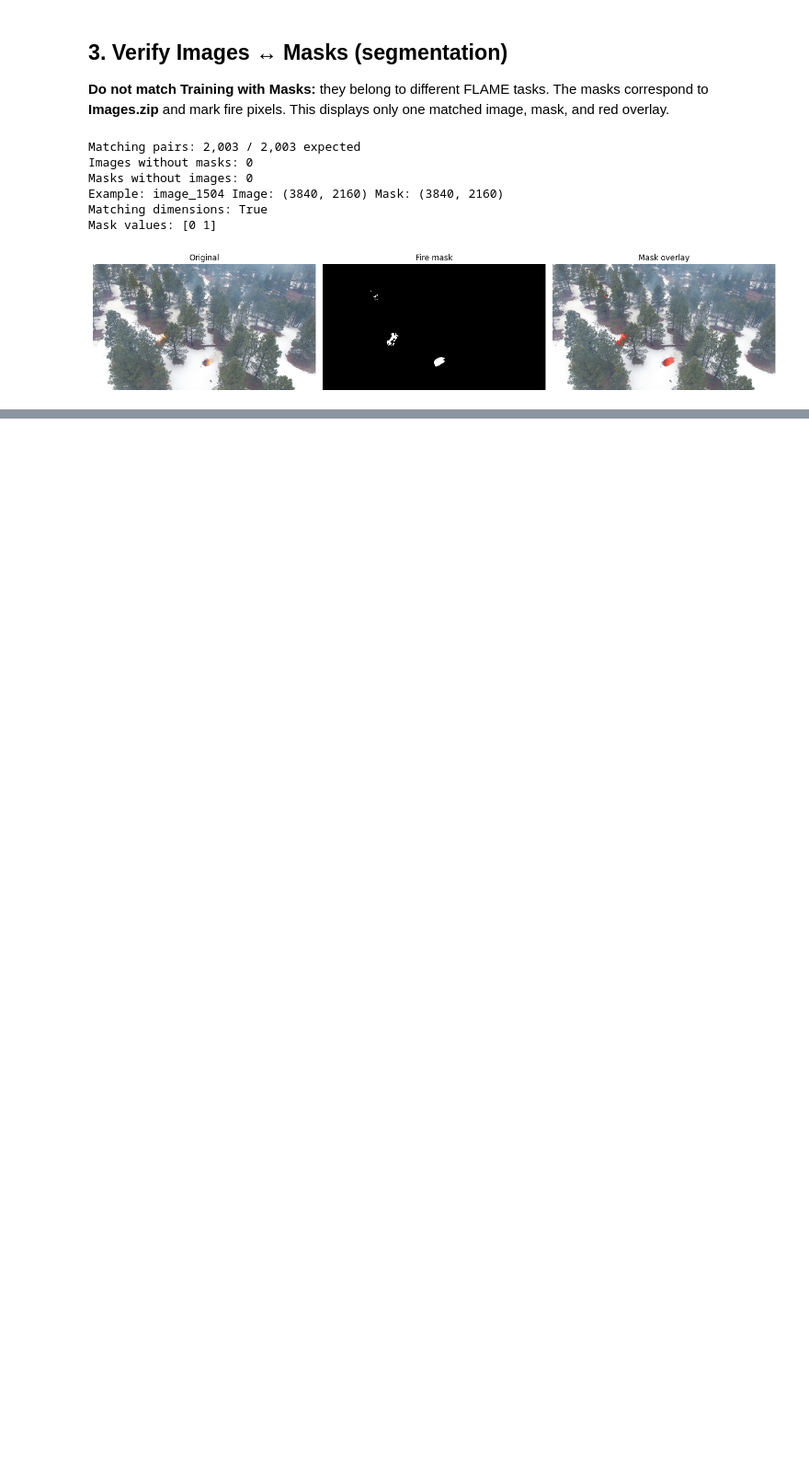
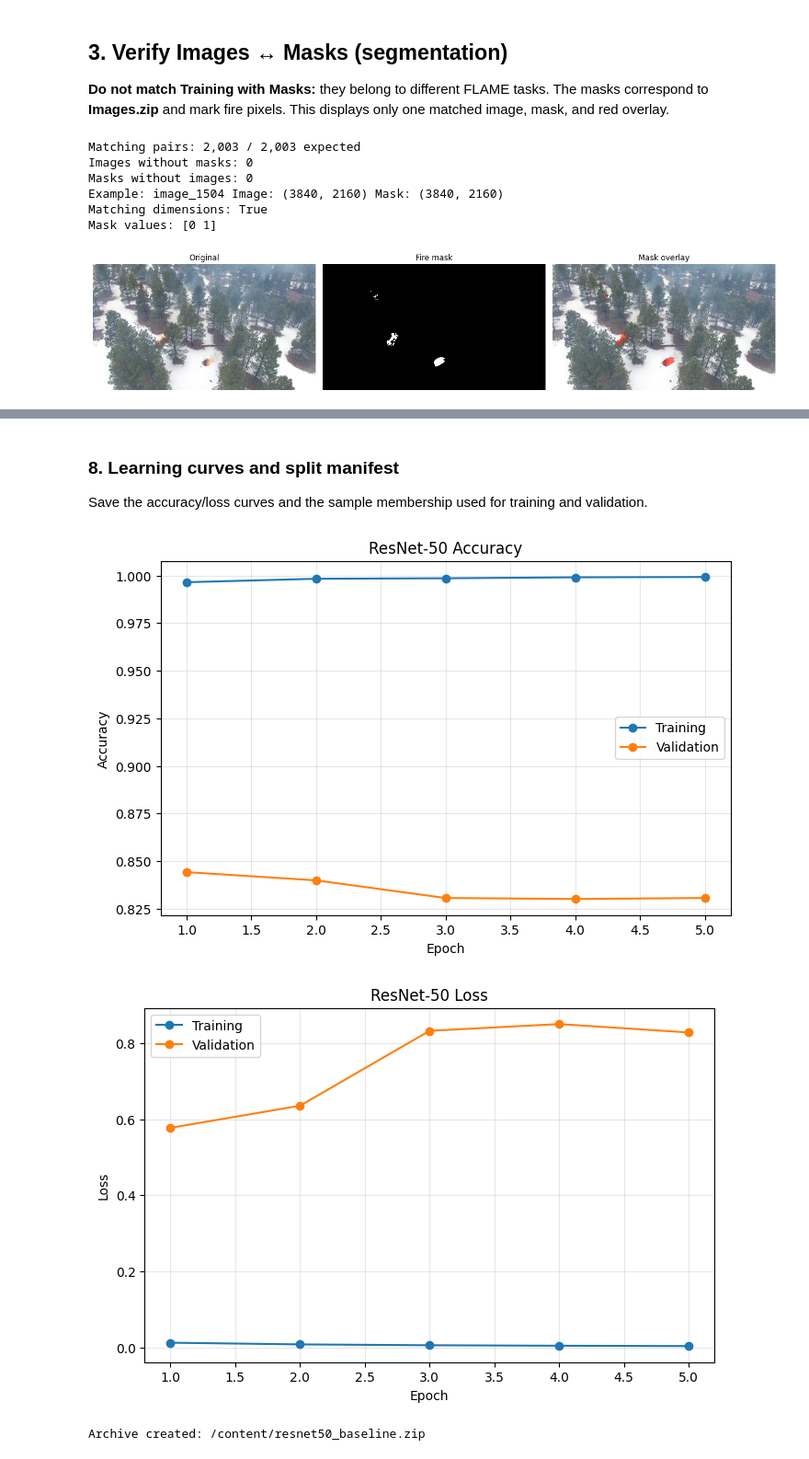
Before and after one commit to DavidBraun777/aerial-fire-vision, a Jupyter notebook: notebooks/starter.ipynb, the cells around one changed output, grey strips where cells are left out. Shown at 92% size. Saved outputs shown, nothing was run; the diff lists cells and outputs as text; code cells hidden in the pictures; blank space fills up the shorter version.

Commit message:
Created in Colab; finished my ResNet part, but might clean it up for clarity in future use.

```diff
--- a/notebooks/starter.ipynb
+++ b/notebooks/starter.ipynb
@@ -159,0 +711,61 @@ David Braun
+# %% [markdown]
+### 8. Learning curves and split manifest
+Save the accuracy/loss curves and the sample membership used for training and validation.
+# %%
+# ResNet CNN - Results and Export
+
+import shutil
+from google.colab import files as colab_files
+
+results = pd.DataFrame(history)
+
+# Accuracy curves
+plt.figure(figsize=(8, 5))
+plt.plot(results["epoch"], results["train_accuracy"],
+         marker="o", label="Training")
+plt.plot(results["epoch"], results["val_accuracy"],
+         marker="o", label="Validation")
+plt.xlabel("Epoch")
+plt.ylabel("Accuracy")
+plt.title("ResNet-50 Accuracy")
+plt.legend()
+plt.grid(alpha=0.3)
+plt.savefig(OUTPUT_DIR / "accuracy_curves.png", dpi=300)
+plt.show()
+
+# Loss curves
+plt.figure(figsize=(8, 5))
+plt.plot(results["epoch"], results["train_loss"],
+         marker="o", label="Training")
+plt.plot(results["epoch"], results["val_loss"],
+         marker="o", label="Validation")
+plt.xlabel("Epoch")
+plt.ylabel("Loss")
+plt.title("ResNet-50 Loss")
+plt.legend()
+plt.grid(alpha=0.3)
+plt.savefig(OUTPUT_DIR / "loss_curves.png", dpi=300)
+plt.show()
+
+# Preserve dataset split for reproducibility
+manifest = []
+
+for split, samples in [
+    ("train", train_samples),
+    ("validation", val_samples)
+]:
+    for path, label in samples:
+        manifest.append({
+            "image": str(path.relative_to(TRAIN_DIR)),
+            "label": label,
+            "split": split
+        })
+
+pd.DataFrame(manifest).to_csv(
+    OUTPUT_DIR / "split_manifest.csv",
+    index=False
+)
+# %% [output]
+[figure, added]
+[figure, added]
+Archive created: /content/resnet50_baseline.zip
```
Also changed, not shown: parts of 24 cells of this notebook.
